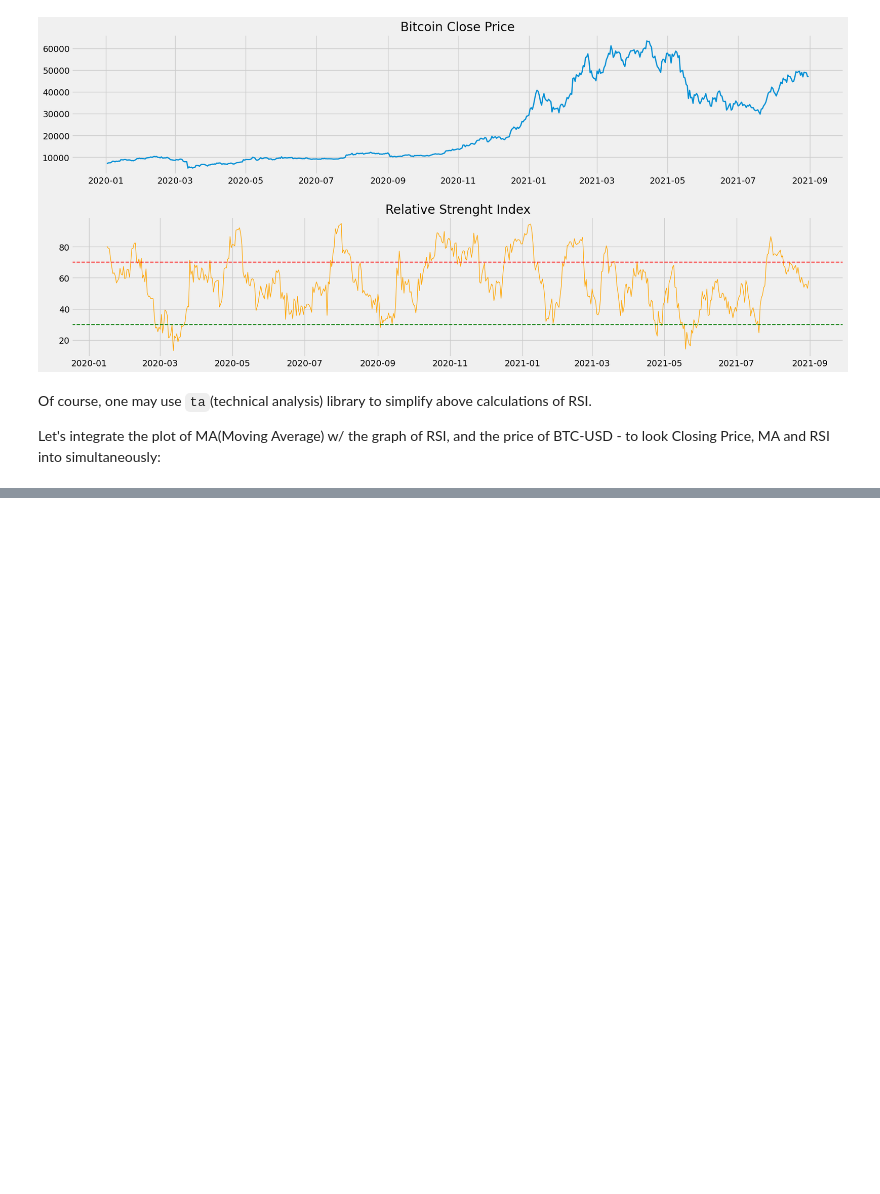
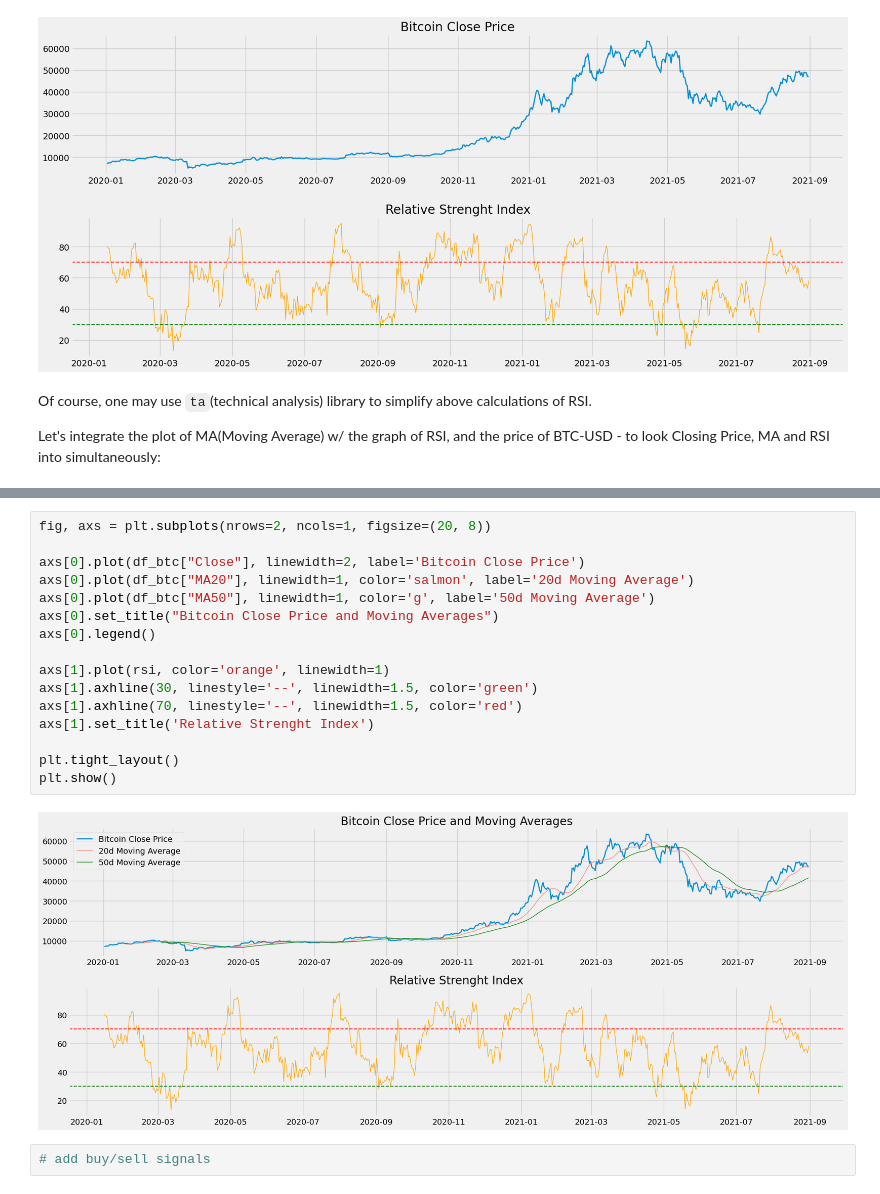
Before and after one commit to wolfinwallst/Financial_Engineering_and_Risk_Management, a Jupyter notebook: Toy Projects/#3 RSI.ipynb, the cells around one changed output, grey strips where cells are left out. Saved outputs shown, nothing was run; the diff lists cells and outputs as text; blank space fills up the shorter version.

```diff
--- a/Toy Projects/#3 RSI.ipynb
+++ b/Toy Projects/#3 RSI.ipynb
@@ -198,0 +234,20 @@ Let's integrate the plot of MA(Moving Average) w/ the graph of RSI, and the pric
+# %%
+fig, axs = plt.subplots(nrows=2, ncols=1, figsize=(20, 8))
+
+axs[0].plot(df_btc["Close"], linewidth=2, label='Bitcoin Close Price')
+axs[0].plot(df_btc["MA20"], linewidth=1, color='salmon', label='20d Moving Average')
+axs[0].plot(df_btc["MA50"], linewidth=1, color='g', label='50d Moving Average')
+axs[0].set_title("Bitcoin Close Price and Moving Averages")
+axs[0].legend()
+
+axs[1].plot(rsi, color='orange', linewidth=1)
+axs[1].axhline(30, linestyle='--', linewidth=1.5, color='green')
+axs[1].axhline(70, linestyle='--', linewidth=1.5, color='red')
+axs[1].set_title('Relative Strenght Index')
+
+plt.tight_layout()
+plt.show()
+# %% [output]
+[figure, added]
+# %%
+# add buy/sell signals
```
Also changed, not shown: parts of 3 cells of this notebook.
